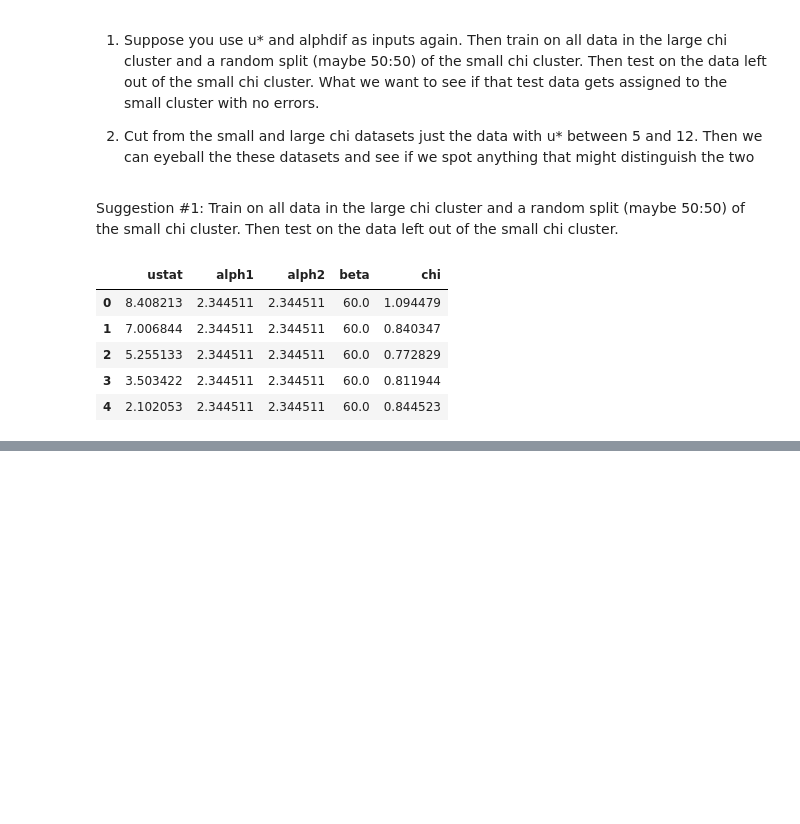
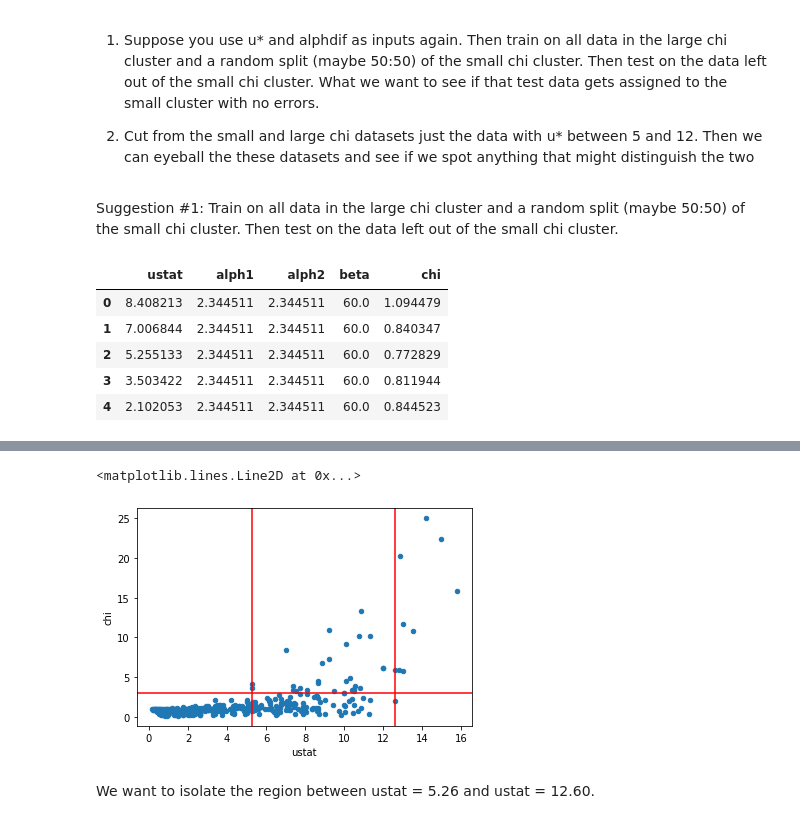
Before and after one commit to thejeffreyli/chi_rate_constant, a Jupyter notebook: nb/Week03/Week03 - More Visualization and Feature Engineering.ipynb, the cells around one changed output, grey strips where cells are left out. Drawn from its saved outputs; the diff is of its cells as text; code cells hidden in the pictures; blank space fills up the shorter version.

```diff
--- a/nb/Week03/Week03 - More Visualization and Feature Engineering.ipynb
+++ b/nb/Week03/Week03 - More Visualization and Feature Engineering.ipynb
@@ -294,0 +303,5 @@ small_chi_df
+# %%
+data = np.genfromtxt("../../data/data.dat")
+data = np.delete(data, 0, 0)
+df = pd.DataFrame(data, columns = ['ustat','alph1','alph2', 'beta', 'chi'])
+df.head()
@@ -294,0 +315,10 @@ small_chi_df
+# %%
+df.plot.scatter(x='ustat', y='chi')
+plt.axhline(y=3, color='red', linestyle='-')
+plt.axvline(x=5.26, color='red', linestyle='-')
+plt.axvline(x=12.60, color='red', linestyle='-')
+# %% [output]
+<matplotlib.lines.Line2D at 0x...>
+[figure, added]
+# %% [markdown]
+We want to isolate the region between ustat = 5.26 and ustat = 12.60.
```
Also changed, not shown: parts of 22 cells of this notebook, 4 other files.
